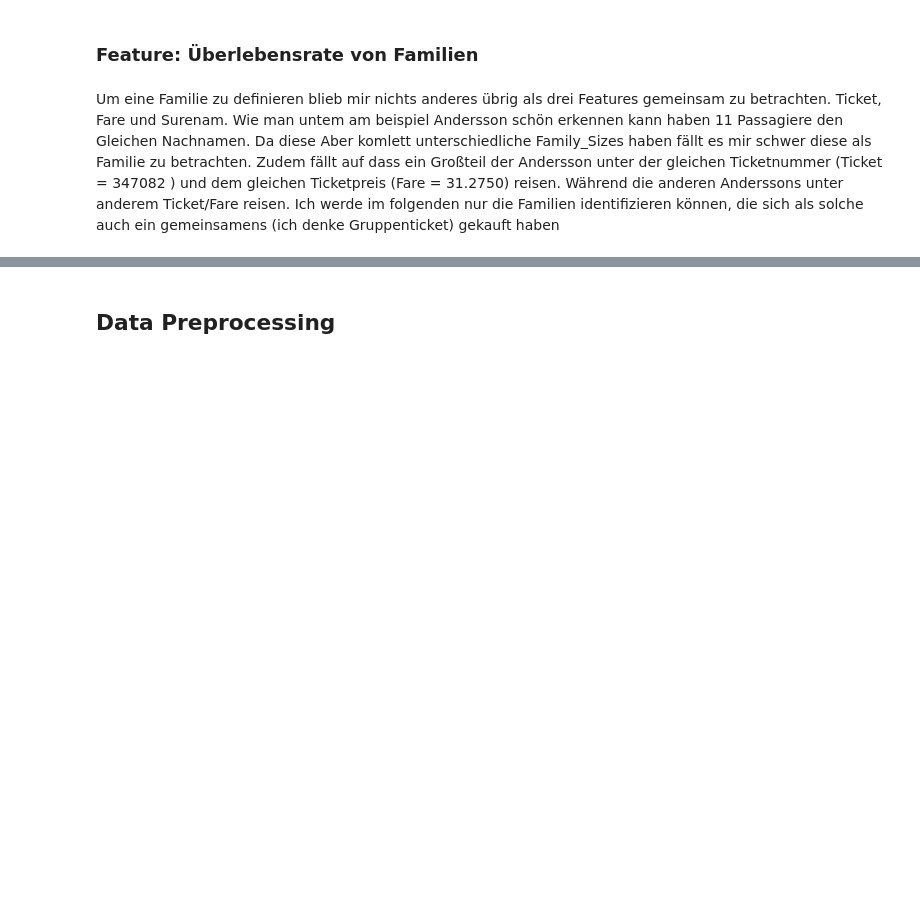
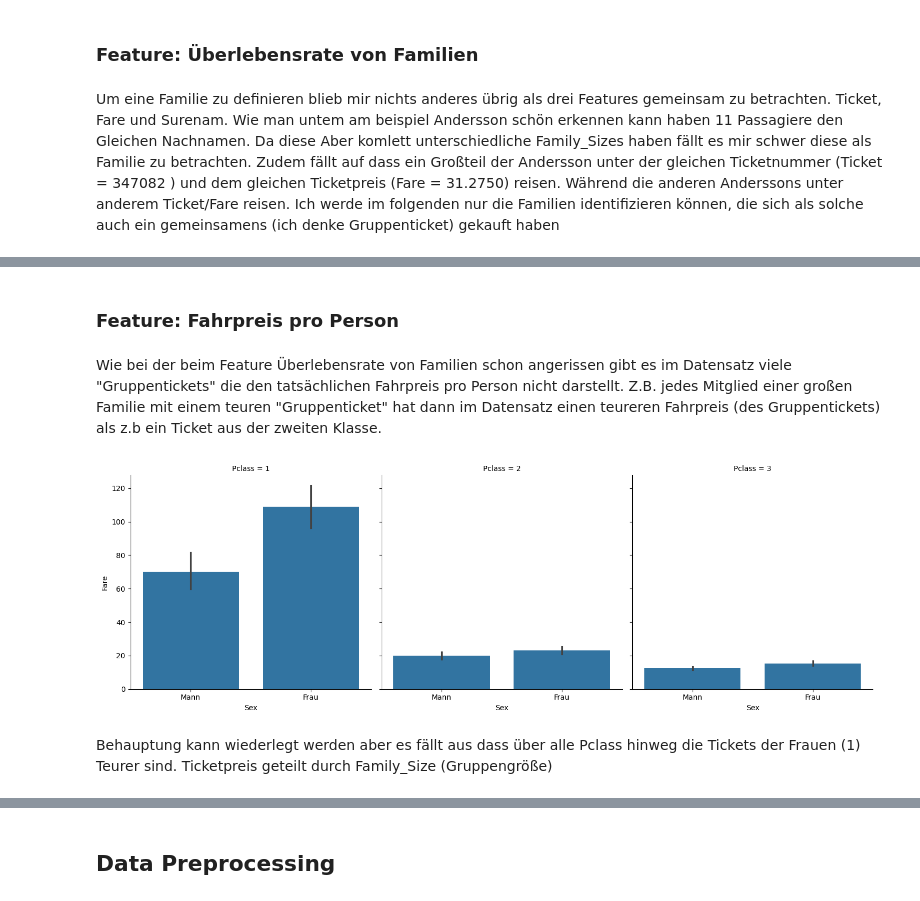
Before and after one commit to IvanBirkmaier/titanic_challenge, a Jupyter notebook: notebooks/Ivan_Birkmaier_ai23m049.ipynb, the cells around one changed output, grey strips where cells are left out. Cells and saved outputs as stored; diff of their text form; code cells hidden in the pictures; blank space fills up the shorter version.

```diff
--- a/notebooks/Ivan_Birkmaier_ai23m049.ipynb
+++ b/notebooks/Ivan_Birkmaier_ai23m049.ipynb
@@ -709,0 +735,21 @@ feature_engineering_df['Is_from_Cherbourg'] = feature_engineering_df.apply(calcu
+# %%
+def calculate_points(row):
+    if row['Embarked'] == "C":
+        points = 1
+    else:
+        points = 0
+    return points
+feature_engineering_df['From_Cherbourg'] = feature_engineering_df.apply(calculate_points, axis=1)
+# %% [markdown]
+<a id="9"></a>
+### Feature: Fahrpreis pro Person
+# %% [markdown]
+Wie bei der beim Feature Überlebensrate von Familien schon angerissen gibt es im Datensatz viele "Gruppentickets" die den tatsächlichen Fahrpreis pro Person nicht darstellt. Z.B. jedes Mitglied einer großen Familie mit einem teuren "Gruppenticket" hat dann im Datensatz einen teureren Fahrpreis (des Gruppentickets) als z.b ein Ticket aus der zweiten Klasse.
+# %%
+sns.catplot(x = 'Sex',  y = 'Fare', kind = 'bar', col = 'Pclass', data = feature_engineering_df)
+plt.xticks(ticks=[0, 1], labels=['Mann', 'Frau'])
+plt.show()
+# %% [output]
+[figure, added]
+# %% [markdown]
+Behauptung kann wiederlegt werden aber es fällt aus dass über alle Pclass hinweg die Tickets der Frauen (1) Teurer sind. Ticketpreis geteilt durch Family_Size (Gruppengröße)
```
Also changed, not shown: parts of 41 cells of this notebook, 2 other files.
